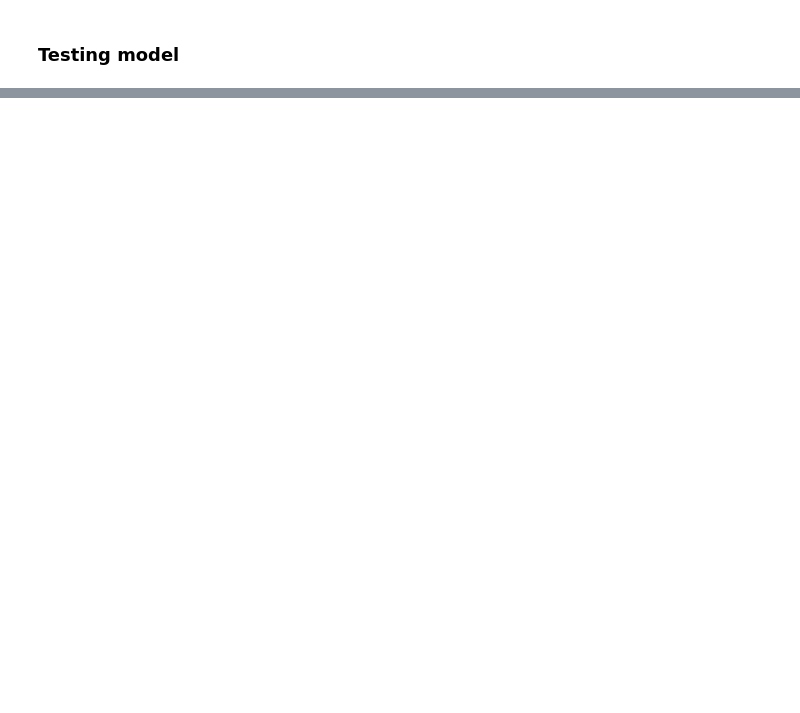
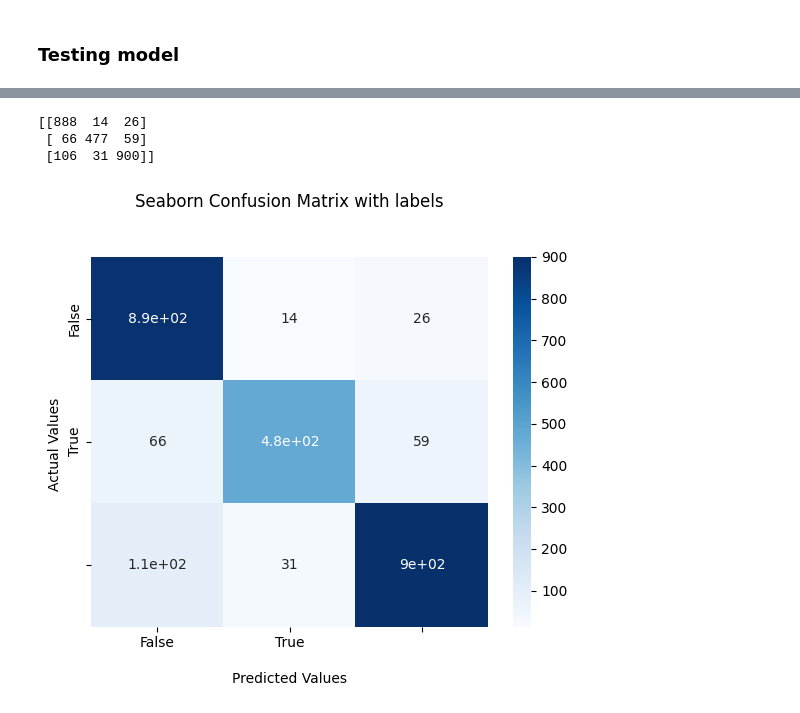
Before and after one commit to kopeomojola/Tokyo2020, a Jupyter notebook: Olympic_Sentiment_Analysis.ipynb, the cells around one changed output, grey strips where cells are left out. Saved outputs shown, nothing was run; the diff lists cells and outputs as text; code cells hidden in the pictures; blank space fills up the shorter version.

```diff
--- a/Olympic_Sentiment_Analysis.ipynb
+++ b/Olympic_Sentiment_Analysis.ipynb
@@ -292,0 +311,25 @@ plt.show()
+# %%
+y_pred=np.argmax(predictions, axis=1)
+y_true=np.argmax(y_test, axis=1)
+# %%
+cf_matrix = confusion_matrix(y_true, y_pred)
+
+print(cf_matrix)
+
+mt = sns.heatmap(cf_matrix, annot=True, cmap='Blues')
+
+mt.set_title('Seaborn Confusion Matrix with labels\n\n');
+mt.set_xlabel('\nPredicted Values')
+mt.set_ylabel('Actual Values ');
+
+## Ticket labels - List must be in alphabetical order
+mt.xaxis.set_ticklabels(['False','True'])
+mt.yaxis.set_ticklabels(['False','True'])
+
+## Display the visualization of the Confusion Matrix.
+plt.show()
+# %% [output]
+[[888  14  26]
+ [ 66 477  59]
+ [106  31 900]]
+[figure, added]
```
Also changed, not shown: parts of 20 cells of this notebook.
